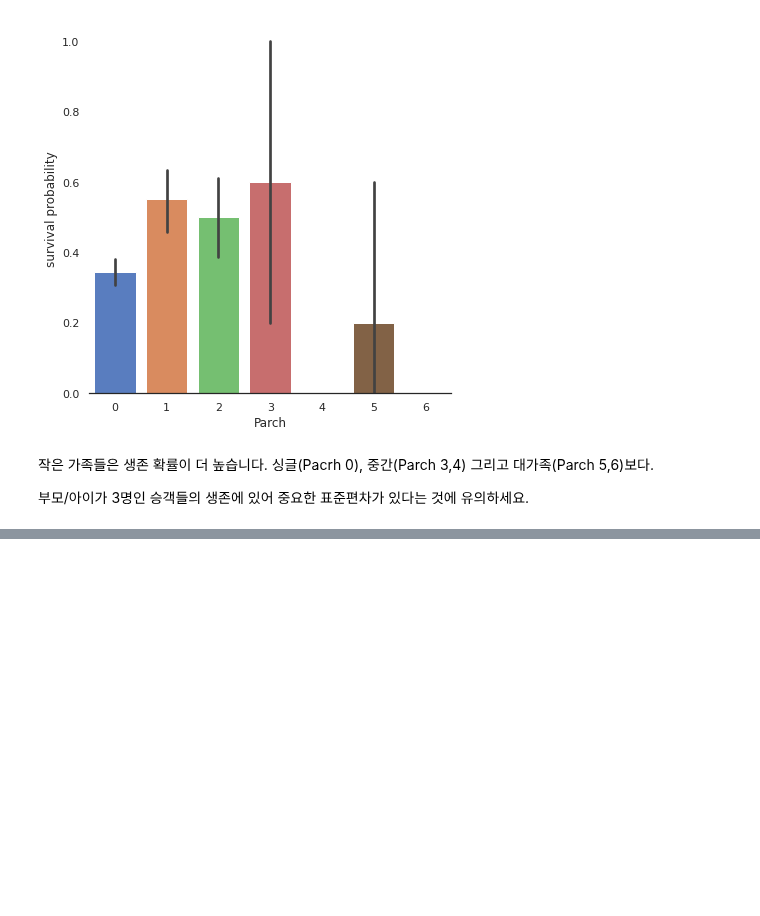
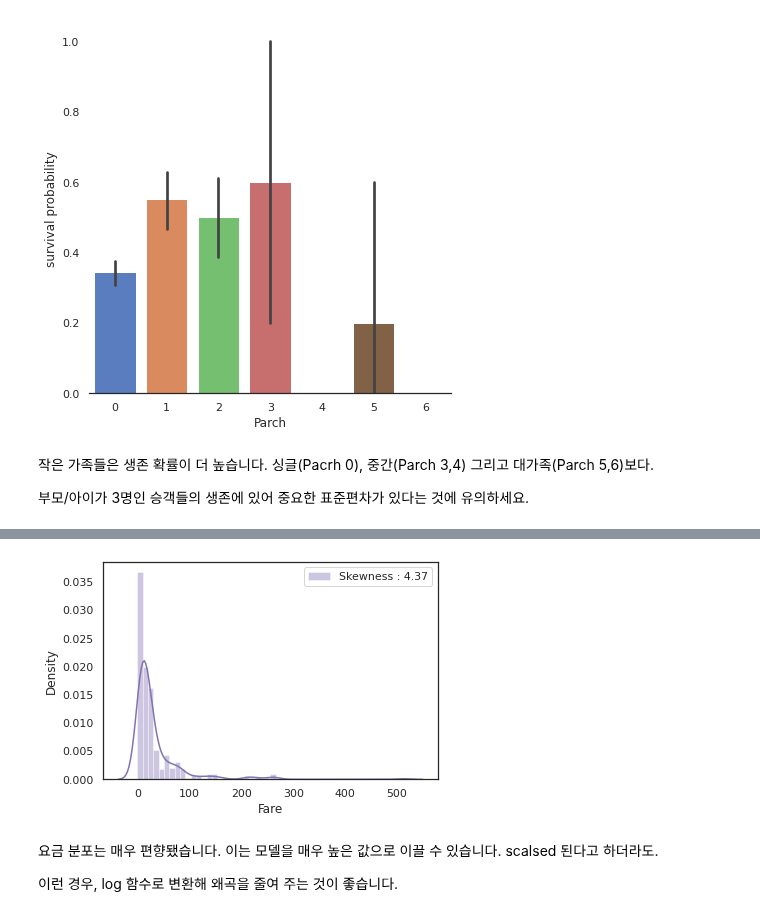
Before and after one commit to stk346/Kaggle, a Jupyter notebook: Titanic/Titanic_Top_4_with_ensemble_modeling.ipynb, the cells around one changed output, grey strips where cells are left out. Cells and saved outputs as stored; diff of their text form; code cells hidden in the pictures; blank space fills up the shorter version.

```diff
--- a/Titanic/Titanic_Top_4_with_ensemble_modeling.ipynb
+++ b/Titanic/Titanic_Top_4_with_ensemble_modeling.ipynb
@@ -257,0 +303,9 @@ g = g.set_ylabels("survival probability")
+# %%
+g = sns.distplot(dataset["Fare"], color="m", label="Skewness : %.2f"%(dataset["Fare"].skew()))
+g = g.legend(loc="best") # best 입력시 자동으로 최적화된 위치에 배치
+# %% [output]
+[figure, added]
+# %% [markdown]
+요금 분포는 매우 편향됐습니다. 이는 모델을 매우 높은 값으로 이끌 수 있습니다. scalsed 된다고 하더라도.
+
+이런 경우, log 함수로 변환해 왜곡을 줄여 주는 것이 좋습니다.
```
Also changed, not shown: parts of 56 cells of this notebook.
